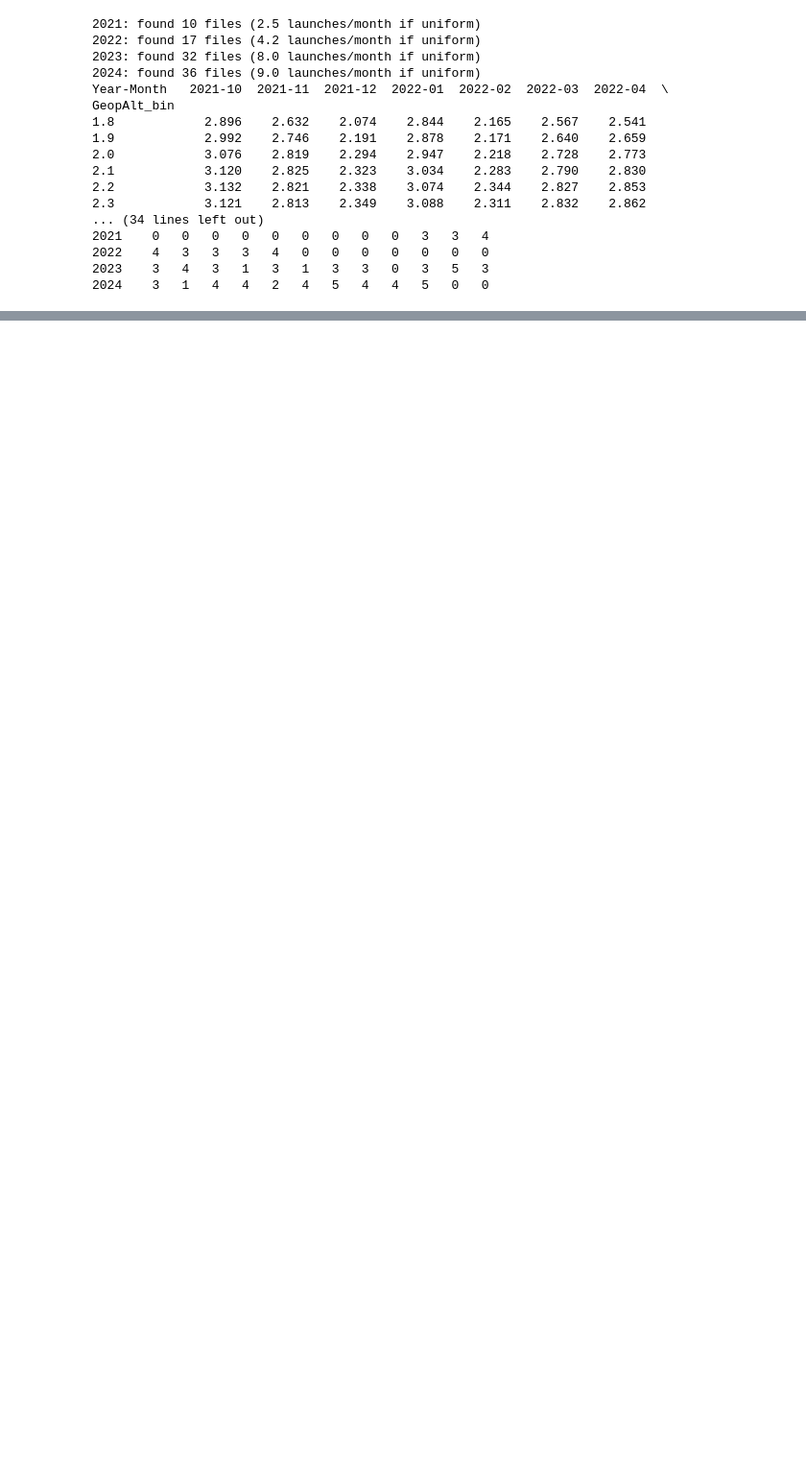
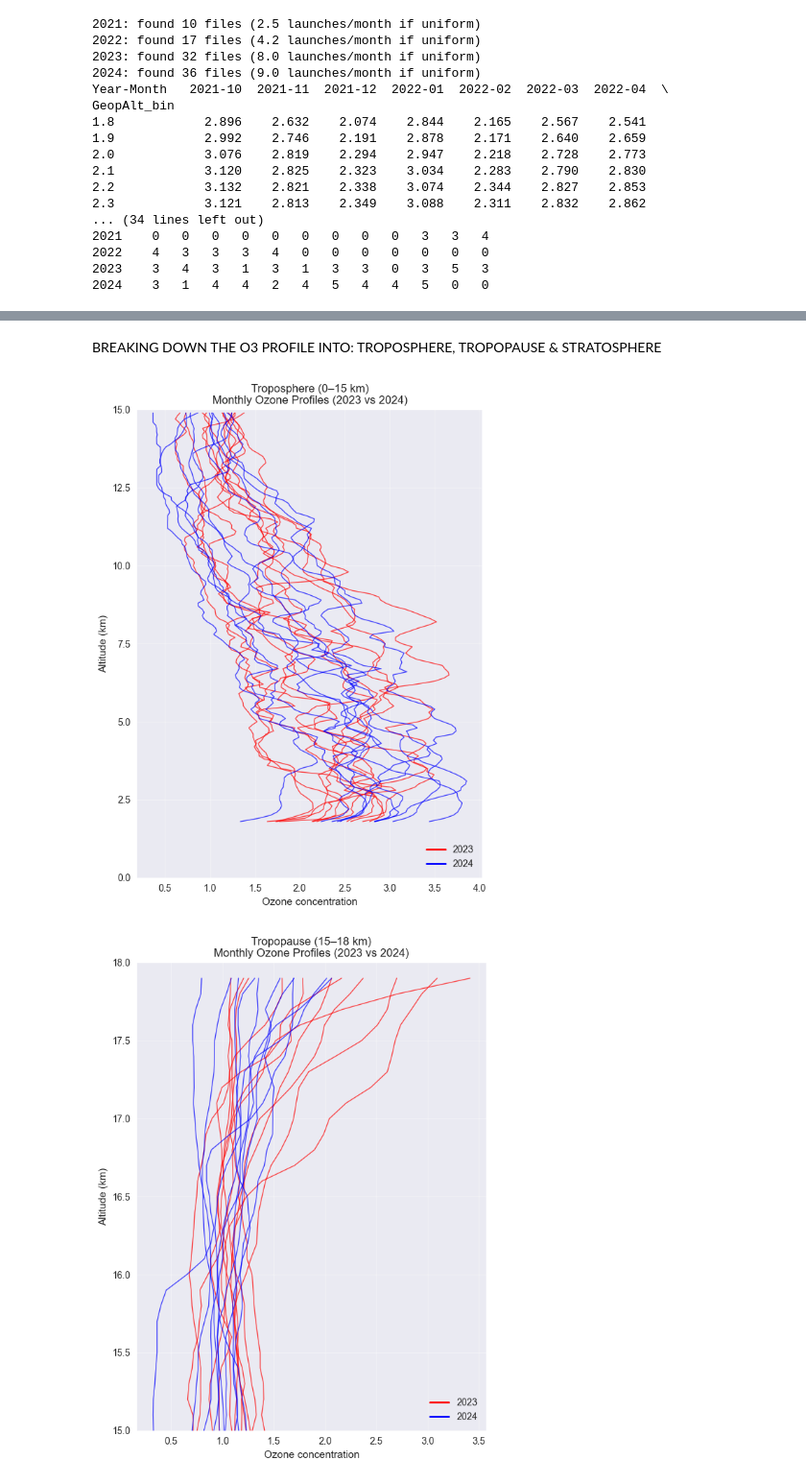
Before and after one commit to MUTUKU-1/WORLD_OZONE_DAY, a Jupyter notebook: worldozoneday.ipynb, the cells around one changed output, grey strips where cells are left out. Shown at 96% size. Saved outputs shown, nothing was run; the diff lists cells and outputs as text; code cells hidden in the pictures; blank space fills up the shorter version.

```diff
--- a/worldozoneday.ipynb
+++ b/worldozoneday.ipynb
@@ -493,0 +513,67 @@ plt.show()
+# %% [markdown]
+BREAKING DOWN THE O3 PROFILE INTO: TROPOSPHERE, TROPOPAUSE & STRATOSPHERE
+# %%
+import re
+import pandas as pd
+import matplotlib.pyplot as plt
+
+# Prepare & Filter the DataFrame
+
+df = pivot.copy()
+df.index = pd.to_numeric(df.index, errors='coerce')
+
+# Pick only YYYY-MM columns
+pattern    = r'^\d{4}-\d{2}$'
+month_cols = [c for c in df.columns if re.match(pattern, str(c))]
+
+# Subset, convert to datetime, sort
+df_mon = df[month_cols].copy()
+df_mon.columns = pd.to_datetime(df_mon.columns, format='%Y-%m')
+df_mon = df_mon.reindex(sorted(df_mon.columns), axis=1)
+
+# Keep only 2023 & 2024
+df_mon = df_mon.loc[:, df_mon.columns.year.isin([2023, 2024])]
+
+# Define altitude bands
+bands = {
+    'Troposphere (0–15 km)':    (0,  15),
+    'Tropopause (15–18 km)':   (15, 18),
+    'Stratosphere (18–35 km)': (18, 35),
+}
+
+# Plot monthly profiles with red/blue distinction
+for name, (zmin, zmax) in bands.items():
+    band_df = df_mon[(df_mon.index >= zmin) & (df_mon.index < zmax)]
+
+    fig, ax = plt.subplots(figsize=(6, 8))
+
+    # proxy legend entries
+    ax.plot([], [], color='red',  lw=2, label='2023')
+    ax.plot([], [], color='blue', lw=2, label='2024')
+
+    # actual monthly profiles
+    for col in band_df.columns:
+        color = 'red' if col.year == 2023 else 'blue'
+        ax.plot(
+            band_df[col],
+            band_df.index,
+            color=color,
+            linewidth=1,
+            alpha=0.7
+        )
+
+    # remove inversion and explicitly set y‐limits from low → high
+    ax.set_ylim(zmin, zmax)
+
+    ax.set_title(f'{name}\nMonthly Ozone Profiles (2023 vs 2024)')
+    ax.set_xlabel('Ozone concentration')
+    ax.set_ylabel('Altitude (km)')
+    ax.grid(alpha=0.3)
+    ax.legend(loc='lower right')
+    ax.locator_params(axis='y', nbins=6)
+
+    plt.tight_layout()
+    plt.show()
+# %% [output]
+[figure, added]
+[figure, added]
```
Also changed, not shown: parts of 36 cells of this notebook, 2 other files.
